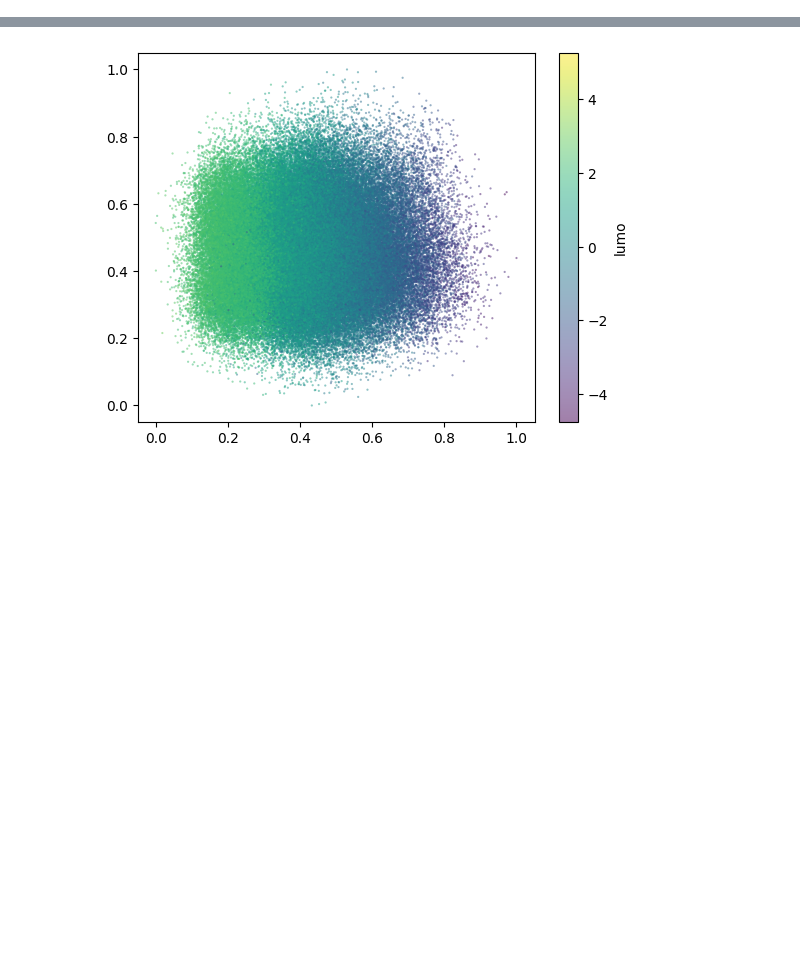
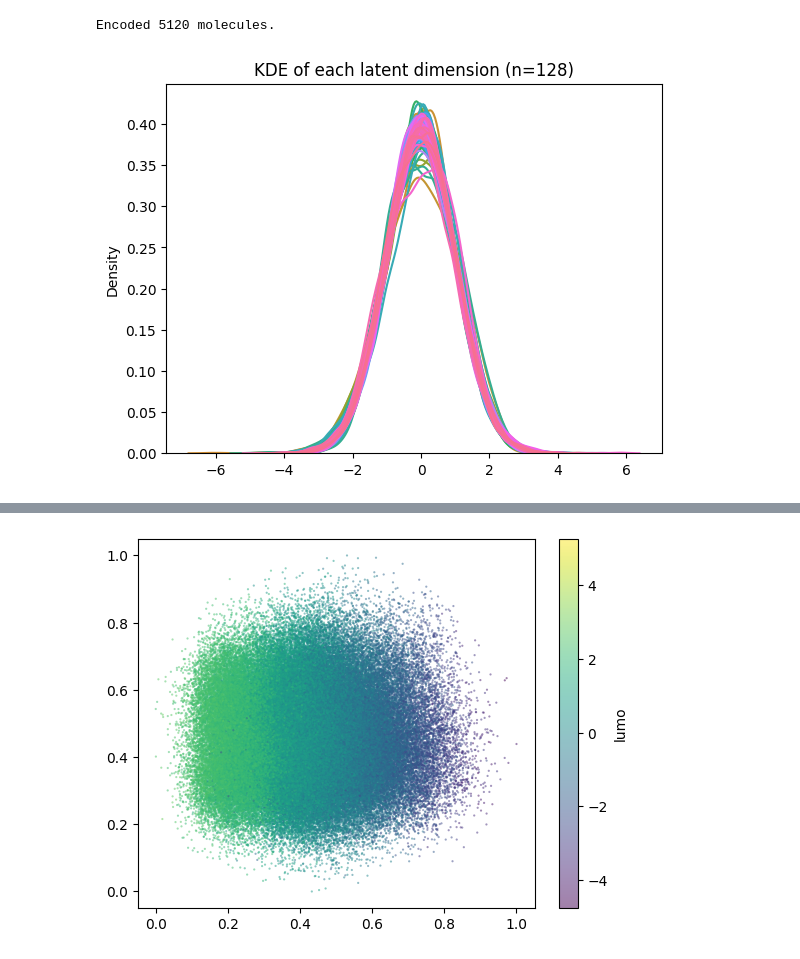
Before and after one commit to pkmtum/Molecular_Generative_Modeling, a Jupyter notebook: source/graph_vae.ipynb, the cells around one changed output, grey strips where cells are left out. Drawn from its saved outputs; the diff is of its cells as text; code cells hidden in the pictures; blank space fills up the shorter version.

```diff
--- a/source/graph_vae.ipynb
+++ b/source/graph_vae.ipynb
@@ -75,0 +119,6 @@ plt.show()
+# %%
+# with property prediction
+plot_latent_kde(graph_vae_model_prop, dataloaders["val"])
+# %% [output]
+Encoded 5120 molecules.
+[figure, added]
```
Also changed, not shown: parts of 18 cells of this notebook.
